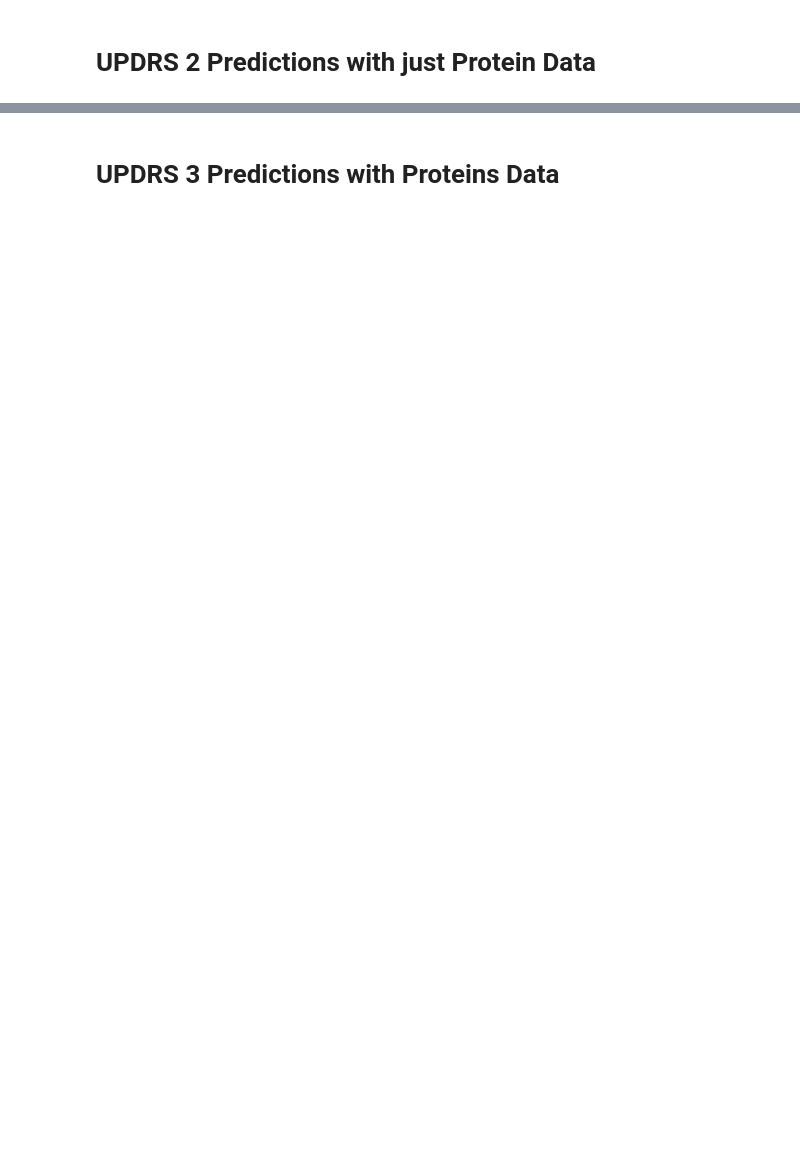
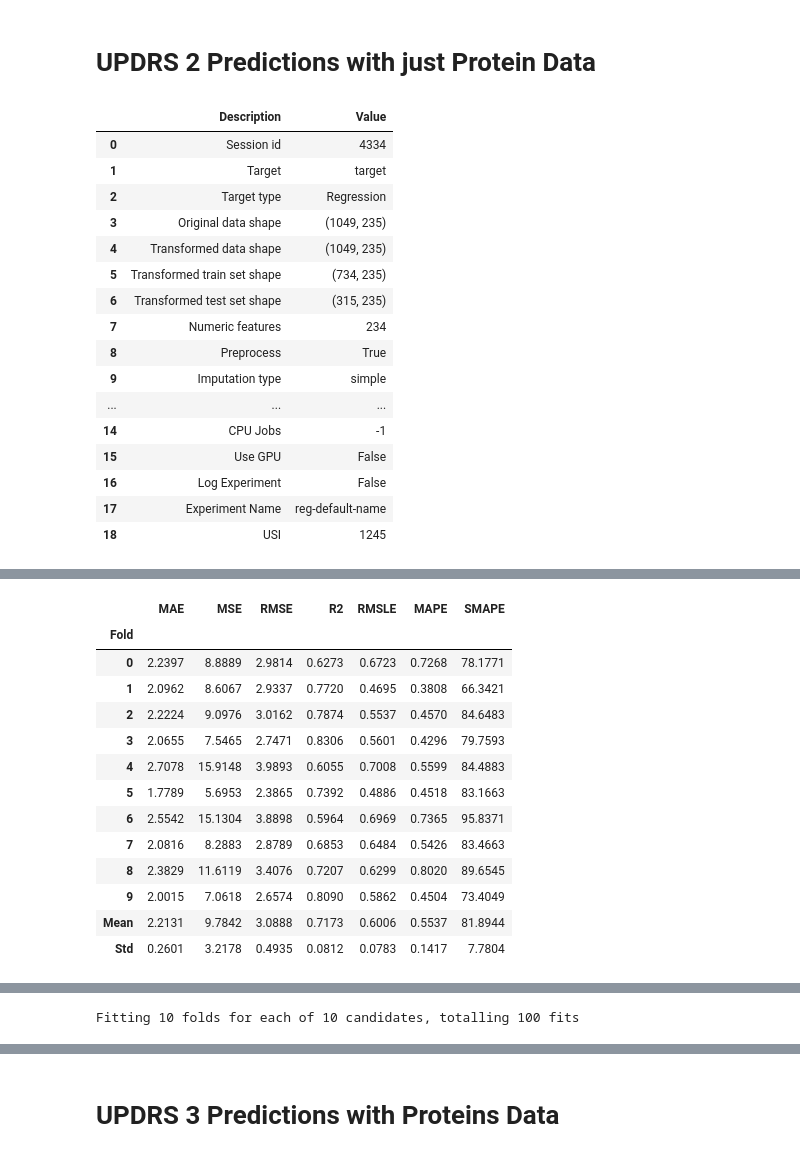
Before and after one commit to prithvidasgupta/si-618-parkinson-prediction, a Jupyter notebook: rough_work/featured_proteins.ipynb, the cells around one changed output, grey strips where cells are left out. Drawn from its saved outputs; the diff is of its cells as text; code cells hidden in the pictures; blank space fills up the shorter version.

```diff
--- a/rough_work/featured_proteins.ipynb
+++ b/rough_work/featured_proteins.ipynb
@@ -187,7 +247,7 @@ NameError: name 'ensemble_models' is not defined
 # %% [markdown]
 # UPDRS 2 Predictions with just Protein Data
 # %%
-dataset = pd.merge(clinical_data[['updrs_2', 'offset_updrs1_offset', 'offset_updrs2_offset','offset_updrs3_offset','offset_updrs4_offset','visit_month']],
+dataset = pd.merge(clinical_data_train[['updrs_2', 'offset_updrs1_offset', 'offset_updrs2_offset','offset_updrs3_offset','offset_updrs4_offset','visit_month']],
                    npx_features, how='inner', left_on=['visit_id'], right_on=['visit_id'])
 dataset.head()
 Y = dataset[dataset.columns[0]].values
@@ -198,6 +258,24 @@ final_X = np.hstack((X_noscale, X_scaled))
 
 s = setup(data=final_X, target=Y)
 add_metric('SMAPE', 'SMAPE', smape, greater_is_better = False)
-best_model = compare_models(sort='R2')
-tuned_model = tune_model(best_model, choose_better=True, optimize='SMAPE')
-ensemble_u2 = ensemble_models(tuned_model, choose_better= True, n_estimators=20)
+b2 = create_model('et')
+t2 = tune_model(b2, choose_better=True, optimize='SMAPE')
+ensemble_u2 = ensemble_model(t2, choose_better= True, n_estimators=20)
+# %% [output]
+|  | Description | Value |
+| 0 | Session id | 4334 |
+| 1 | Target | target |
+| 2 | Target type | Regression |
+| 3 | Original data shape | (1049, 235) |
+| 4 | Transformed data shape | (1049, 235) |
+| 5 | Transformed train set shape | (734, 235) |
+| 6 | Transformed test set shape | (315, 235) |
+| 7 | Numeric features | 234 |
+| 8 | Preprocess | True |
+| 9 | Imputation type | simple |
+| ... | ... | ... |
+| 14 | CPU Jobs | -1 |
+| 15 | Use GPU | False |
+| 16 | Log Experiment | False |
+| 17 | Experiment Name | reg-default-name |
+| 18 | USI | 1245 |
@@ -203,0 +283,14 @@ ensemble_u2 = ensemble_models(tuned_model, choose_better= True, n_estimators=20)
+|  | MAE | MSE | RMSE | R2 | RMSLE | MAPE | SMAPE |
+| Fold |  |  |  |  |  |  |  |
+| 0 | 2.2397 | 8.8889 | 2.9814 | 0.6273 | 0.6723 | 0.7268 | 78.1771 |
+| 1 | 2.0962 | 8.6067 | 2.9337 | 0.7720 | 0.4695 | 0.3808 | 66.3421 |
+| 2 | 2.2224 | 9.0976 | 3.0162 | 0.7874 | 0.5537 | 0.4570 | 84.6483 |
+| 3 | 2.0655 | 7.5465 | 2.7471 | 0.8306 | 0.5601 | 0.4296 | 79.7593 |
+| 4 | 2.7078 | 15.9148 | 3.9893 | 0.6055 | 0.7008 | 0.5599 | 84.4883 |
+| 5 | 1.7789 | 5.6953 | 2.3865 | 0.7392 | 0.4886 | 0.4518 | 83.1663 |
+| 6 | 2.5542 | 15.1304 | 3.8898 | 0.5964 | 0.6969 | 0.7365 | 95.8371 |
+| 7 | 2.0816 | 8.2883 | 2.8789 | 0.6853 | 0.6484 | 0.5426 | 83.4663 |
+| 8 | 2.3829 | 11.6119 | 3.4076 | 0.7207 | 0.6299 | 0.8020 | 89.6545 |
+| 9 | 2.0015 | 7.0618 | 2.6574 | 0.8090 | 0.5862 | 0.4504 | 73.4049 |
+| Mean | 2.2131 | 9.7842 | 3.0888 | 0.7173 | 0.6006 | 0.5537 | 81.8944 |
+| Std | 0.2601 | 3.2178 | 0.4935 | 0.0812 | 0.0783 | 0.1417 | 7.7804 |
@@ -203,0 +314 @@ ensemble_u2 = ensemble_models(tuned_model, choose_better= True, n_estimators=20)
+Fitting 10 folds for each of 10 candidates, totalling 100 fits
```
Also changed, not shown: parts of 20 cells of this notebook.
